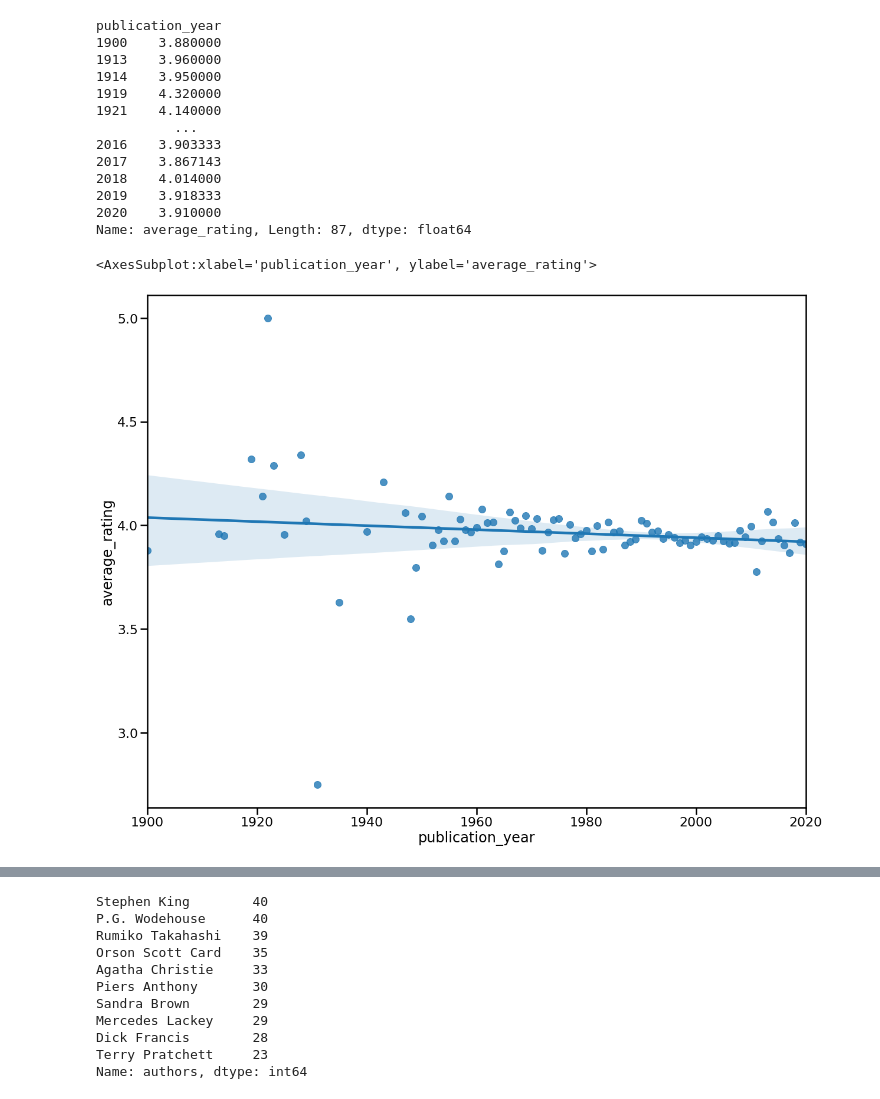
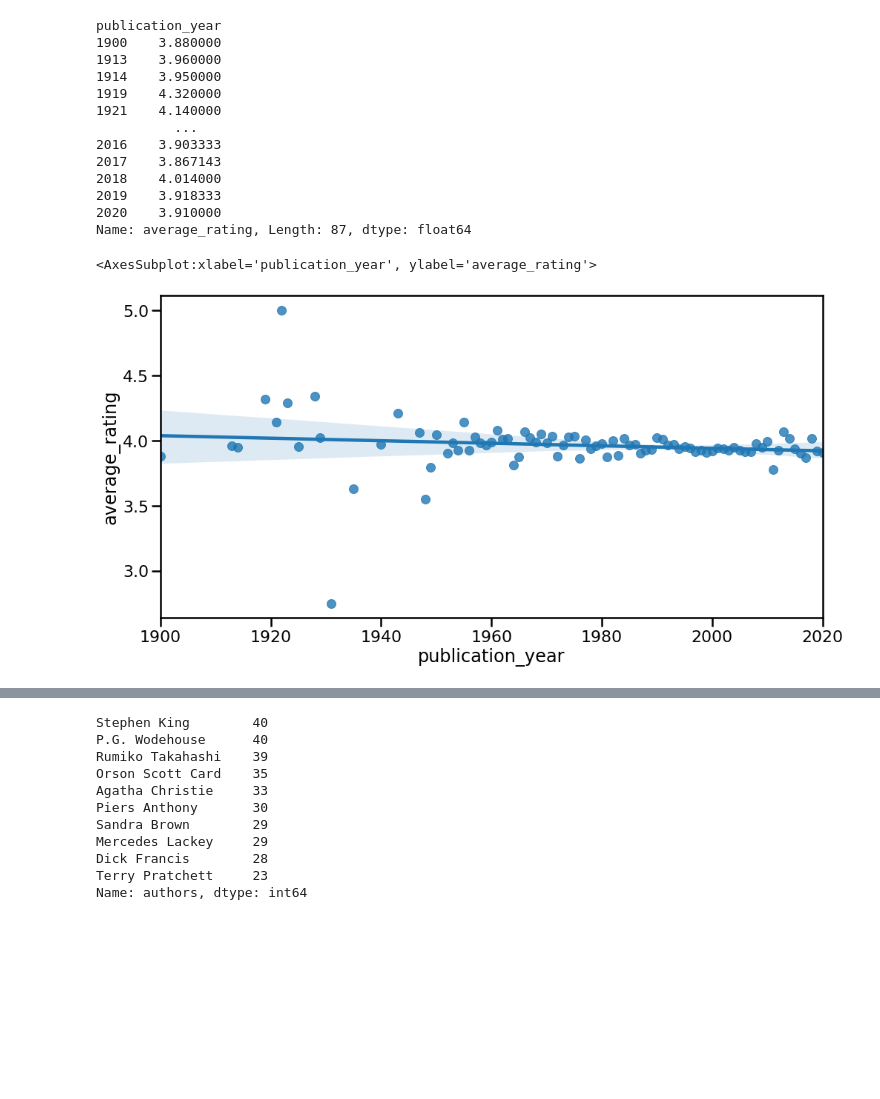
Before and after one commit to Snizzmo/Data-Science, a Jupyter notebook: Capstone3/notebooks/1.0-cf-initial-data-exploration.ipynb, the cells around one changed output, grey strips where cells are left out. Drawn from its saved outputs; the diff is of its cells as text; code cells hidden in the pictures; blank space fills up the shorter version.

```diff
--- a/Capstone3/notebooks/1.0-cf-initial-data-exploration.ipynb
+++ b/Capstone3/notebooks/1.0-cf-initial-data-exploration.ipynb
@@ -246,12 +247,12 @@ Name: average_rating, Length: 87, dtype: float64
 # %%
 # a given year's average rating for all books, point plot
 sns.set_context('poster')
-plt.figure(figsize=(20,16))
+plt.figure(figsize=(16,8))
 plt.ticklabel_format(style='plain')
 sns.regplot(x=yearly_avg.index, y=yearly_avg)
 # %% [output]
 <AxesSubplot:xlabel='publication_year', ylabel='average_rating'>
-[figure, old version]
+[figure, new version]
 # %%
 # a given year's average rating for all books; bar plot
 sns.set_context('poster')
```
Also changed, not shown: parts of 21 cells of this notebook.
